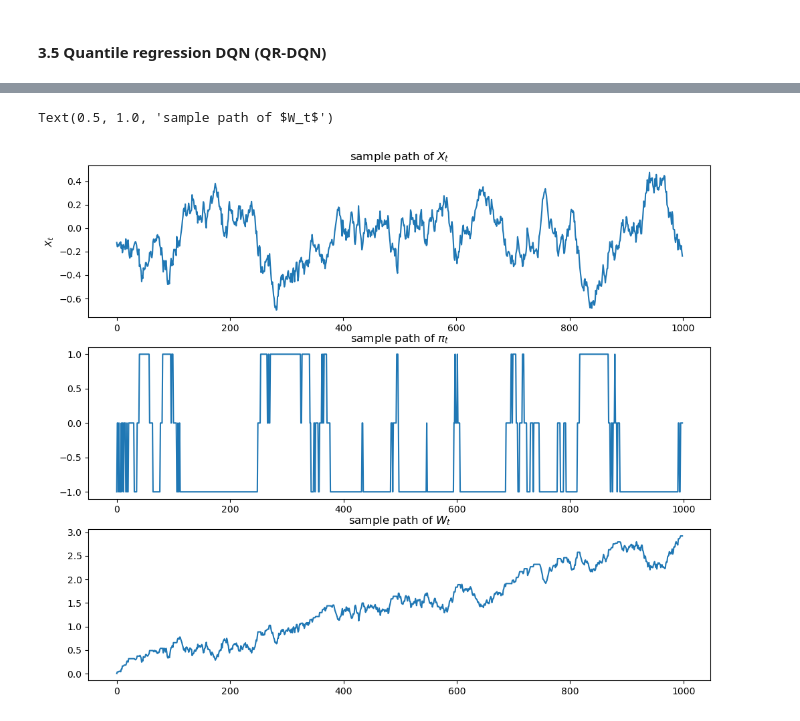
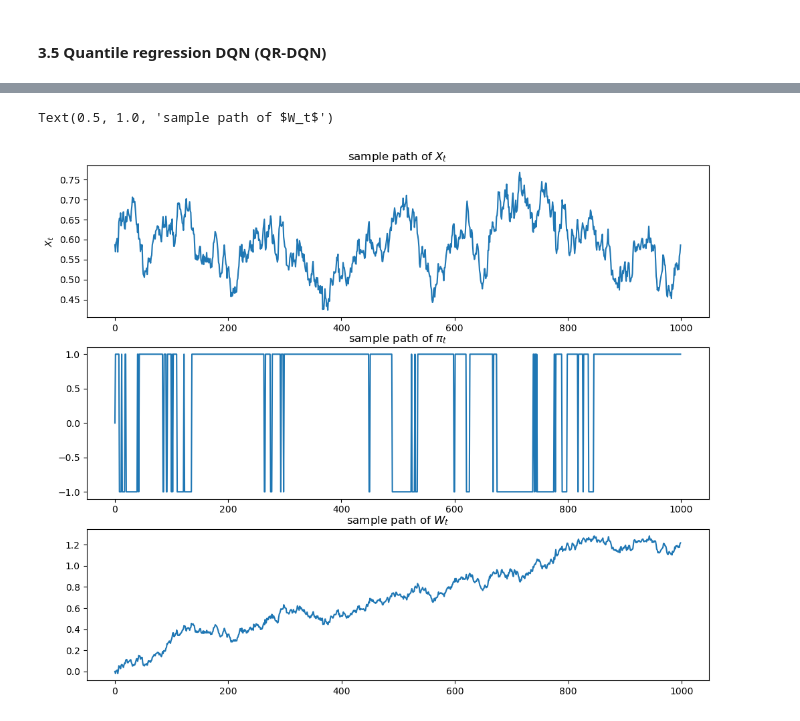
Before and after one commit to quintengeerts2000/MasterThesis-DRL_applications_to_stat_arb, a Jupyter notebook: monte_carlo_simulators/OU_reinforcement_learning.ipynb, the cells around one changed output, grey strips where cells are left out. Drawn from its saved outputs; the diff is of its cells as text; code cells hidden in the pictures.

```diff
--- a/monte_carlo_simulators/OU_reinforcement_learning.ipynb
+++ b/monte_carlo_simulators/OU_reinforcement_learning.ipynb
@@ -675,17 +667,17 @@ p = np.ones(N)
 #N = 1
 process = OU_process_shuffler(N,T,L)
 r = 0.0
-tc = 0.0
+tc = 0.002
 env = TradingEnvironment(process,T,r,p,mode='portfolio', max_pi=1, max_change=1,initial_wealth=0, transaction_costs=tc)
 
 #writer = SummaryWriter("runs/"+"DQN_LL_new_1")
-frames = 100000
-seed = 10
-BUFFER_SIZE = 10000
-BATCH_SIZE = 60
+frames = 150000
+seed = 1011
+BUFFER_SIZE = 1000000
+BATCH_SIZE = 64
 GAMMA = 0.99
 TAU = 1e-2
-eps_frames=5000
+eps_frames = 5000
 min_eps=0.025
 LR = 1e-3
 UPDATE_EVERY = 1
@@ -707,10 +699,10 @@ action_size       = 3
 #state_size        = env.observation_space.shape
 state_size        = [4]
 
-agent = DQN_Agent(state_size=state_size,
+agent_QR = DQN_Agent(state_size=state_size,
                     action_size=action_size,
                     Network="DDQN",
-                    layer_size=256,
+                    layer_size=64,
                     n_step=n_step,
                     BATCH_SIZE=BATCH_SIZE,
                     BUFFER_SIZE=BUFFER_SIZE,
@@ -738,11 +730,11 @@ state = dict_to_features(state)
 score = 0
 for frame in range(1, frames+1):
 
-    action = agent.act(state, eps)
+    action = agent_QR.act(state, eps)
 
-    next_state, reward, done, _ = env.step([action_to_portfolio[action]])
+    next_state, reward, done, _ = env.step([action_to_portfolio[action]+np.random.normal(0,0.05)])
     next_state = dict_to_features(next_state)
-    agent.step(state, action, reward, next_state, done)#, writer)
+    agent_QR.step(state, action, reward, next_state, done)#, writer)
     state = next_state
     score += reward
     # linear annealing to the min epsilon value until eps_frames and from there slowly decease epsilon to 0 until the end of training
@@ -753,14 +745,17 @@ for frame in range(1, frames+1):
             eps = max(min_eps - min_eps*((frame-eps_frames)/(frames-eps_frames)), 0.001)
 
     # evaluation runs
-    if frame % 1000 == 0:
-        eval_runs(eps, frame)
+    #if frame % 1000 == 0:
+        #eval_runs(eps, frame)
 
     if done:
         scores_window.append(score)       # save most recent score
         scores.append(score)              # save most recent score
         #writer.add_scalar("Average100", np.mean(scores_window), frame)
         output_history.append(np.mean(scores_window))
+        clear_output(True)
+        plt.plot(output_history)
+        plt.show()
         print('\rEpisode {}\tFrame {} \tAverage Score: {:.2f}'.format(i_episode, frame, np.mean(scores_window)), end="")
         if i_episode % 100 == 0:
             print('\rEpisode {}\tFrame {}\tAverage Score: {:.2f}'.format(i_episode,frame, np.mean(scores_window)))
@@ -768,5 +763,6 @@ for frame in range(1, frames+1):
         state, _ = env.reset()
         state = dict_to_features(state)
         score = 0
+
 ######
 # %% [output]
@@ -785,32 +771,32 @@ plt.plot(output_history)
 # %%
-seed = np.random.randint(0,100000)
+seed = np.random.randint(0,1000)
 state, _ = env.reset(seed=seed)
 env.seed(seed)
 env.action_space.seed(seed)
 torch.manual_seed(seed)
 np.random.seed(seed)
 done = False
 val_predictions = []
 while not done:
     #state = torch.FloatTensor(state[:N]).unsqueeze(0)
     state = dict_to_features(state)
     #action = policy.select_action(np.array(state))
-    action  = agent.act(state)
+    action  = agent_QR.act(state)
     #val_predictions.append(value_pred.detach().item())
     state, reward, done, _ = env.step([action_to_portfolio[action]])
 
 fig, ax = plt.subplots(3,1,figsize=(12,10))
 #fig.suptitle(fr'One asset reinforcement learning agent $\theta$: {env.process.theta.item()}, $\sigma$: {env.process.sigma.item()}', fontsize=16, y = 0.97)
 # plot a sample path of the wealth
 ax[0].plot(env.X.transpose())
 ax[0].set_title(r'sample path of $X_t$')
 ax[0].set_ylabel(r'$X_t$')
 #ax[0].set_xlabel('Time')
-ax[1].plot(np.array(env.alloc).sum(axis=1).reshape(-1))
+ax[1].plot(np.array(env.alloc).sum(axis=0).reshape(-1))
 ax[1].set_title(r'sample path of $\pi_t$')
 
 ax[2].plot(env.W[:-1])
 ax[2].set_title(r'sample path of $W_t$')
 # %% [output]
 Text(0.5, 1.0, 'sample path of $W_t$')
-[figure, old version]
+[figure, new version]
```
Also changed, not shown: parts of 19 cells of this notebook, 5 other files.
